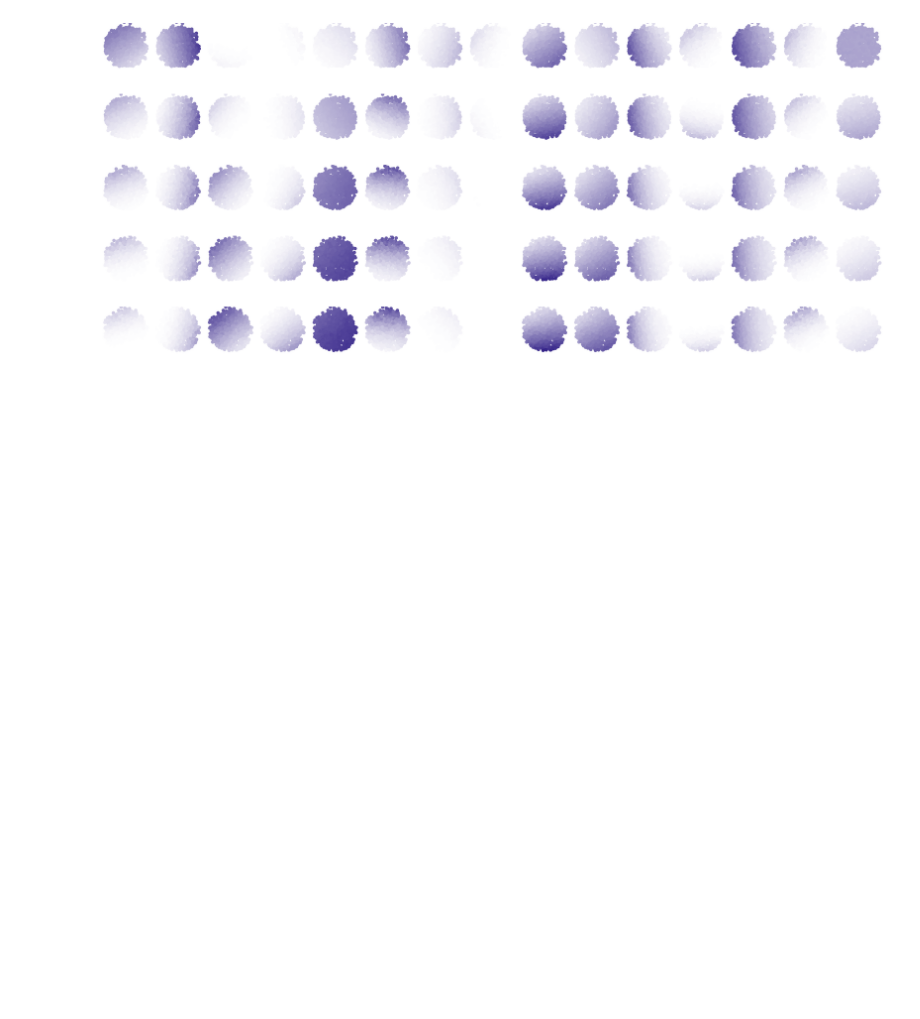
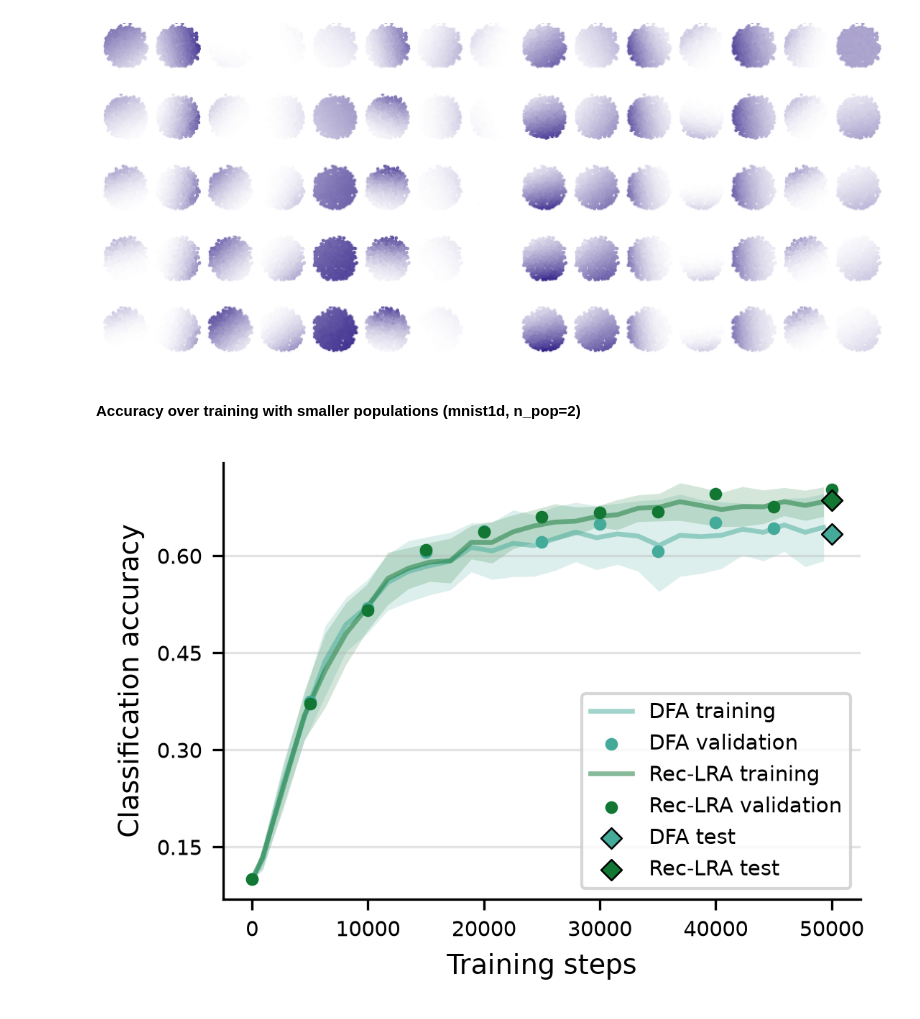
Before and after one commit to jonahaag/spiking_feedback_control_paper_figures, a Jupyter notebook: scripts/create_figures.ipynb, the cells around one changed output. Drawn from its saved outputs; the diff is of its cells as text; code cells hidden in the pictures; blank space fills up the shorter version.

```diff
--- a/scripts/create_figures.ipynb
+++ b/scripts/create_figures.ipynb
@@ -181,3 +178,13 @@ fig.savefig('../figures/fig2d_supplementary.pdf', bbox_inches='tight')
 fig.savefig('../figures/fig2d_supplementary.png', bbox_inches='tight')
 # %% [output]
 [figure]
+# %% [markdown]
+#### Accuracy over training with smaller populations (mnist1d, n_pop=2)
+# %%
+# n_pop=2 (DFA vs. Rec-LRA, re-tuned learning rates), same style as 3b. n_pop=8 is the main 3b/3c data.
+dyn_npop2_df = pd.read_csv('../data/dynapse/mnist1d_npop2_accuracy.csv')
+fig = pu.plot_population_accuracy_over_steps(dyn_npop2_df, n_pop=2, chance_level=0.1)  # 10 classes
+fig.savefig('../figures/npop2_training_curves.pdf', bbox_inches='tight')
+fig.savefig('../figures/npop2_training_curves.png', bbox_inches='tight')
+# %% [output]
+[figure, added]
```
Also changed, not shown: parts of 2 cells of this notebook, 13 other files.
